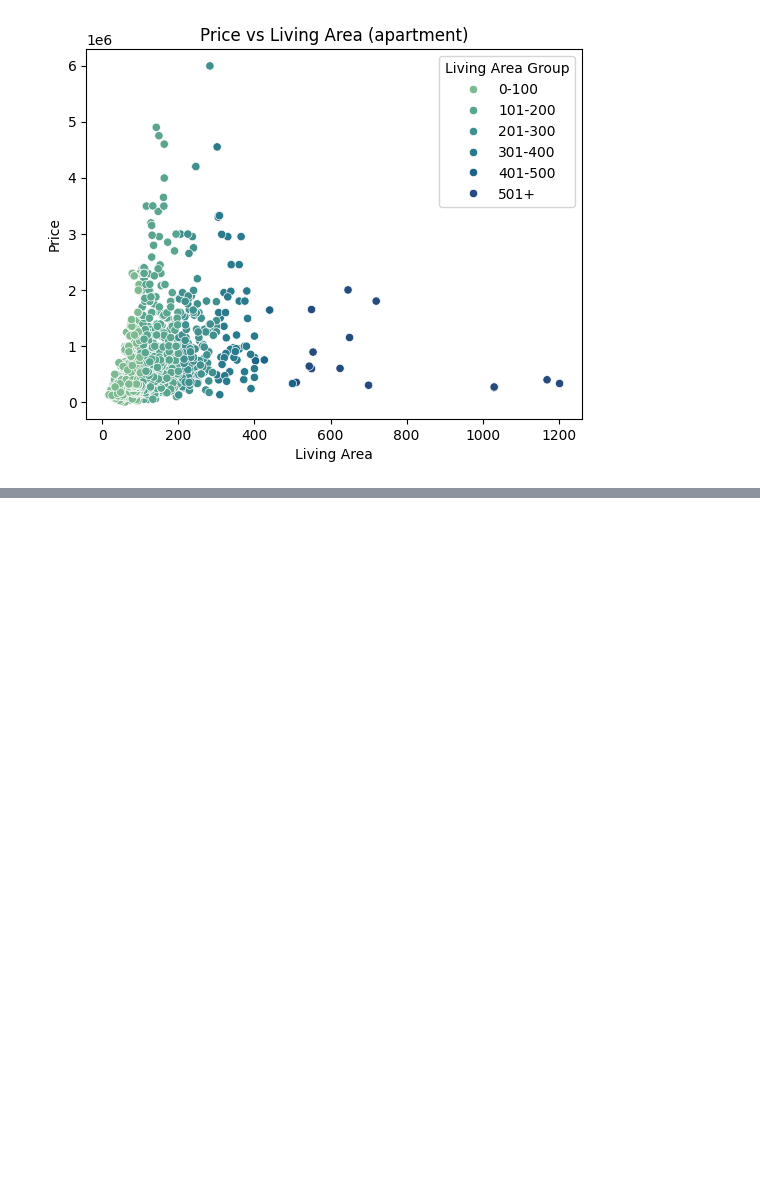
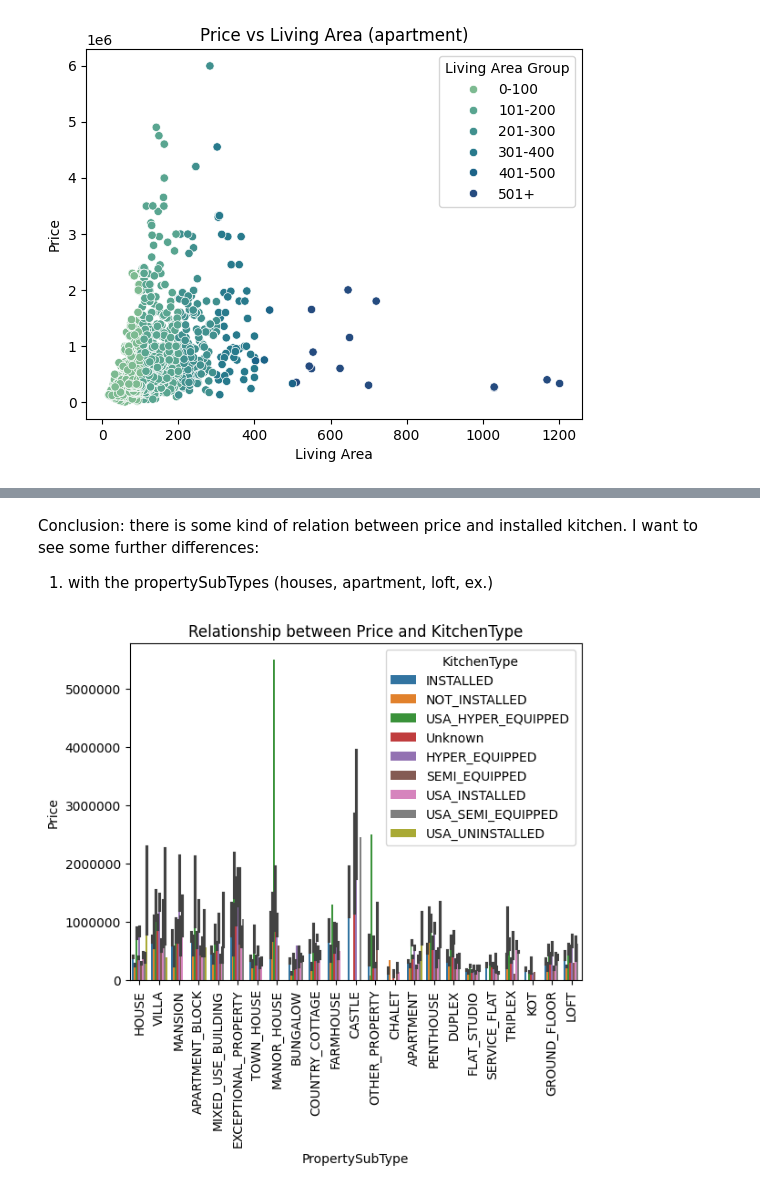
Before and after one commit to gnadela/immoeliza-analysis, a Jupyter notebook: analysis/Notebook_caro.ipynb, the cells around one changed output, grey strips where cells are left out. Saved outputs shown, nothing was run; the diff lists cells and outputs as text; code cells hidden in the pictures; blank space fills up the shorter version.

```diff
--- a/analysis/Notebook_caro.ipynb
+++ b/analysis/Notebook_caro.ipynb
@@ -356,0 +386,14 @@ plt.show()
+# %% [markdown]
+Conclusion: there is some kind of relation between price and installed kitchen.
+I want to see some further differences:
+1. with the propertySubTypes (houses, apartment, loft, ex.)
+# %%
+data['KitchenType'] = data['KitchenType'].fillna('Unknown')
+sns.barplot(data=data, x="PropertySubType",y="Price", hue='KitchenType')
+#sns.lineplot(data=data, x="KitchenType", y="Price")
+plt.ticklabel_format(style='plain', axis= 'y')
+plt.title('Relationship between Price and KitchenType with PropertySubType')
+plt.xticks(rotation=90)
+plt.show()
+# %% [output]
+[figure, added]
```
Also changed, not shown: parts of 23 cells of this notebook, 1 other file.
